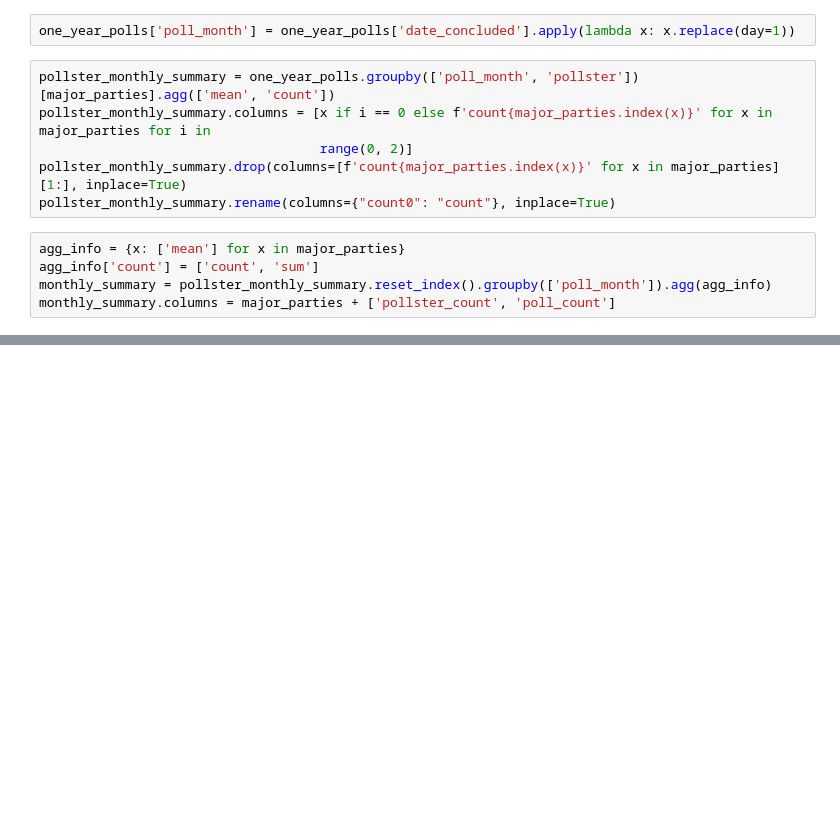
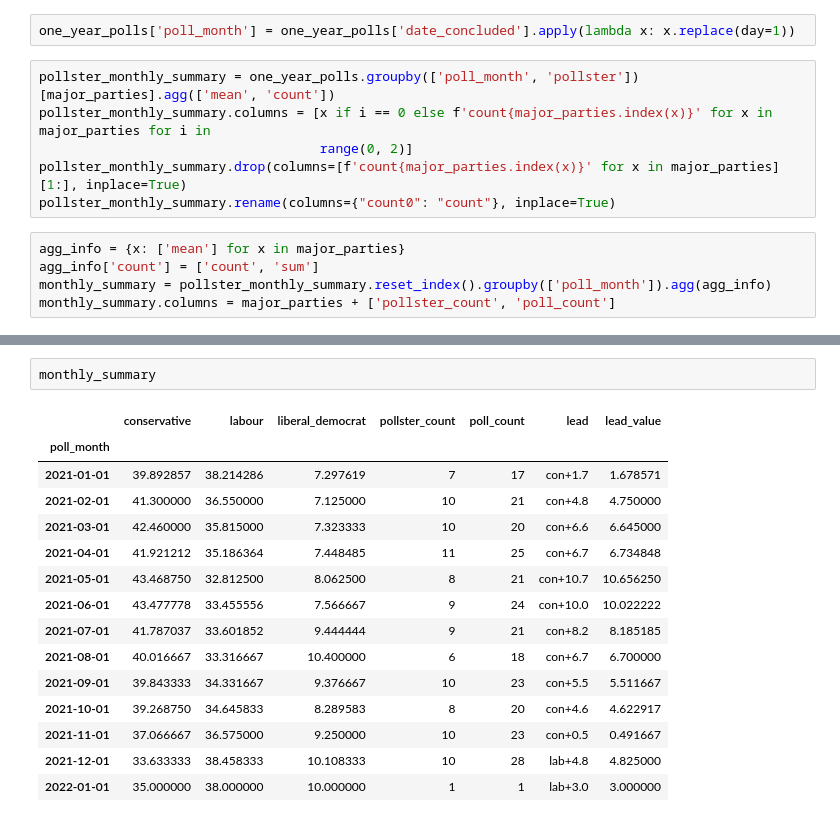
Before and after one commit to AndyLawton/uk_general_election_polls, a Jupyter notebook: main.ipynb, the cells around one changed output, grey strips where cells are left out. Cells and saved outputs as stored; diff of their text form; blank space fills up the shorter version.

```diff
--- a/main.ipynb
+++ b/main.ipynb
@@ -343,0 +339,18 @@ with open('html_outputs/pollsters_recent.html','w') as f:
+# %%
+monthly_summary
+# %% [output]
+|  | conservative | labour | liberal_democrat | pollster_count | poll_count | lead | lead_value |
+| poll_month |  |  |  |  |  |  |  |
+| 2021-01-01 | 39.892857 | 38.214286 | 7.297619 | 7 | 17 | con+1.7 | 1.678571 |
+| 2021-02-01 | 41.300000 | 36.550000 | 7.125000 | 10 | 21 | con+4.8 | 4.750000 |
+| 2021-03-01 | 42.460000 | 35.815000 | 7.323333 | 10 | 20 | con+6.6 | 6.645000 |
+| 2021-04-01 | 41.921212 | 35.186364 | 7.448485 | 11 | 25 | con+6.7 | 6.734848 |
+| 2021-05-01 | 43.468750 | 32.812500 | 8.062500 | 8 | 21 | con+10.7 | 10.656250 |
+| 2021-06-01 | 43.477778 | 33.455556 | 7.566667 | 9 | 24 | con+10.0 | 10.022222 |
+| 2021-07-01 | 41.787037 | 33.601852 | 9.444444 | 9 | 21 | con+8.2 | 8.185185 |
+| 2021-08-01 | 40.016667 | 33.316667 | 10.400000 | 6 | 18 | con+6.7 | 6.700000 |
+| 2021-09-01 | 39.843333 | 34.331667 | 9.376667 | 10 | 23 | con+5.5 | 5.511667 |
+| 2021-10-01 | 39.268750 | 34.645833 | 8.289583 | 8 | 20 | con+4.6 | 4.622917 |
+| 2021-11-01 | 37.066667 | 36.575000 | 9.250000 | 10 | 23 | con+0.5 | 0.491667 |
+| 2021-12-01 | 33.633333 | 38.458333 | 10.108333 | 10 | 28 | lab+4.8 | 4.825000 |
+| 2022-01-01 | 35.000000 | 38.000000 | 10.000000 | 1 | 1 | lab+3.0 | 3.000000 |
```
Also changed, not shown: parts of 16 cells of this notebook, 9 other files.
